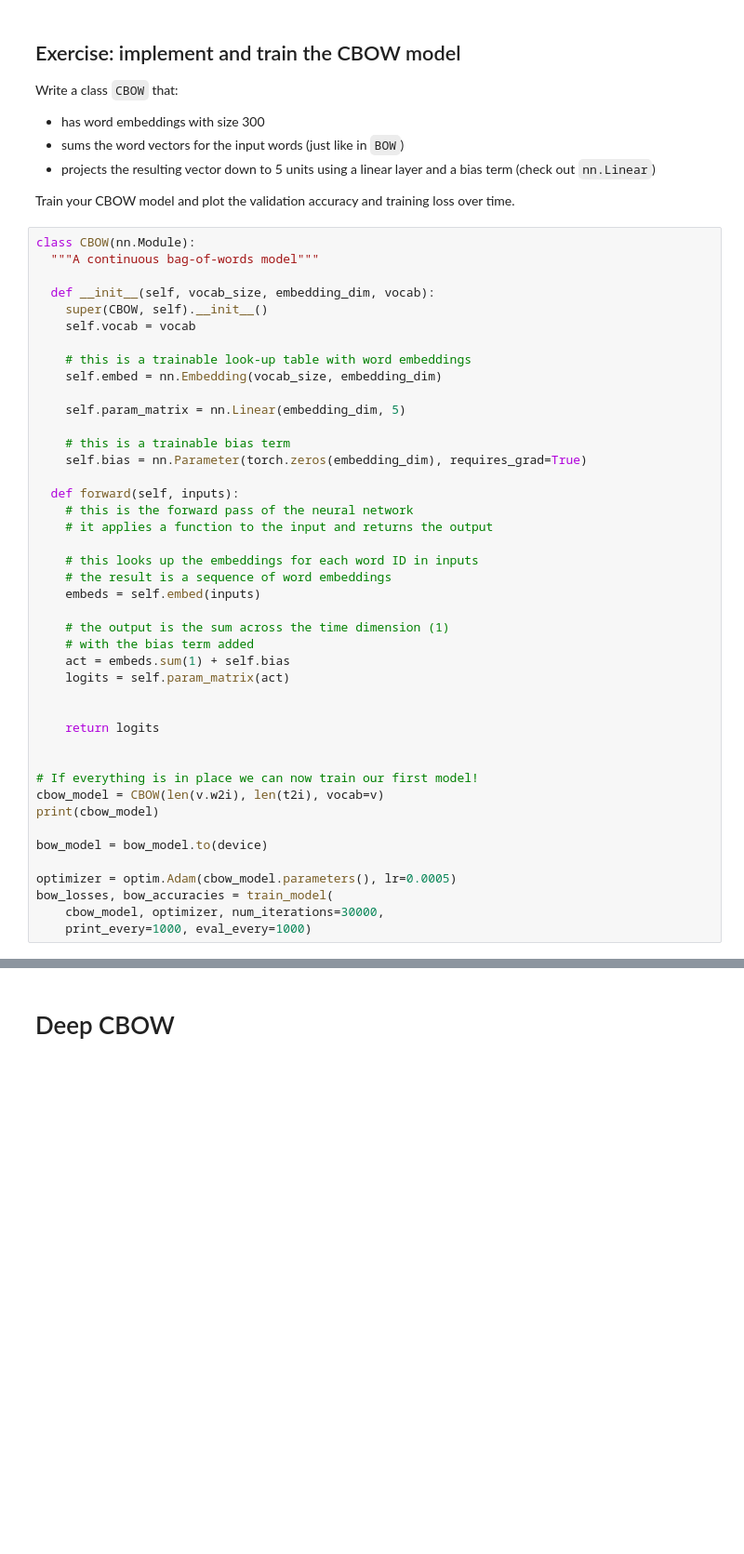
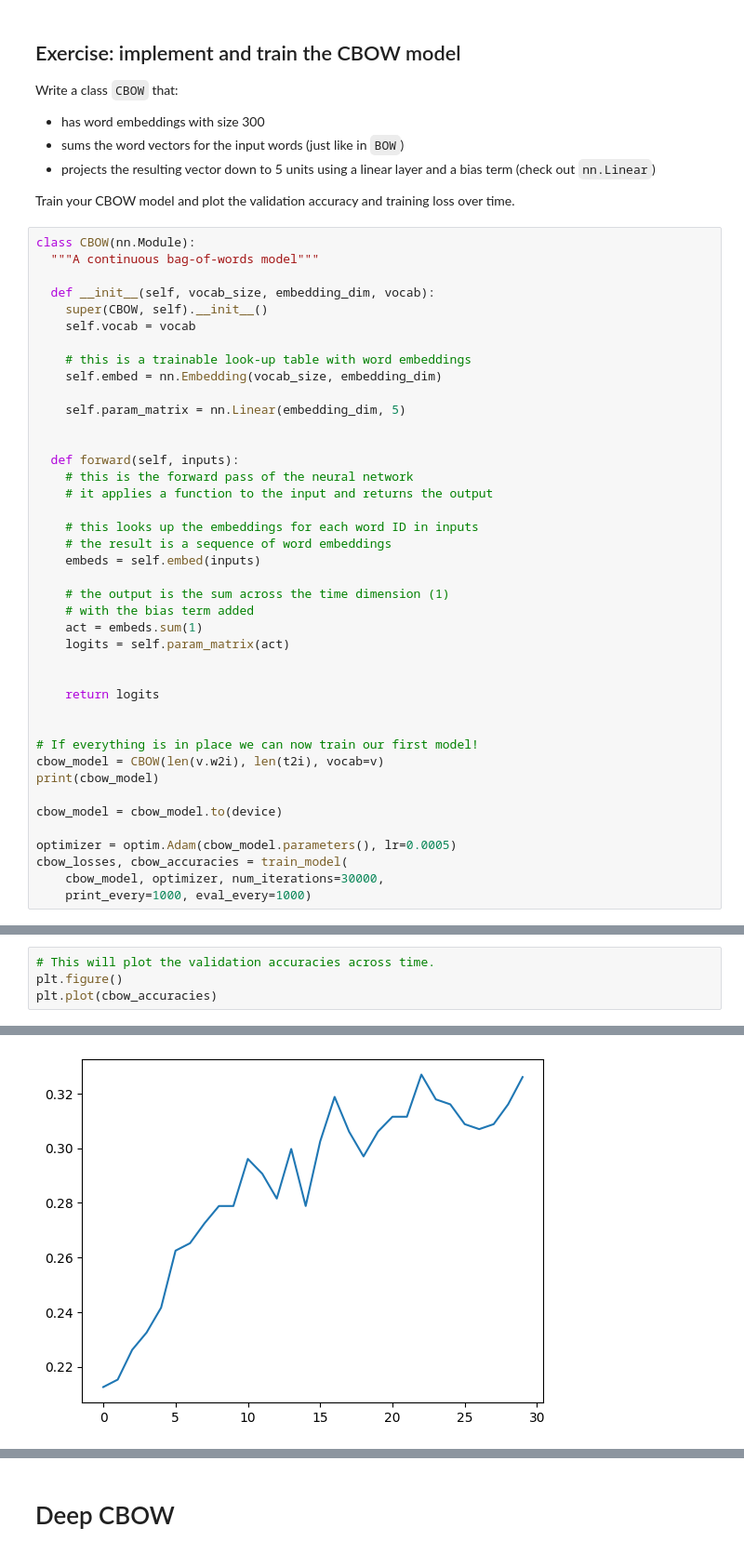
Before and after one commit to gerardPlanella/NLP1_UvA_2022, a Jupyter notebook: Assignment2/NLP1_2022_Practical_2_(student_version).ipynb, the cells around one changed output, grey strips where cells are left out. Shown at 93% size. Cells and saved outputs as stored; diff of their text form; blank space fills up the shorter version.

```diff
--- a/Assignment2/NLP1_2022_Practical_2_(student_version).ipynb
+++ b/Assignment2/NLP1_2022_Practical_2_(student_version).ipynb
@@ -746,8 +748,6 @@ class CBOW(nn.Module):
 
     self.param_matrix = nn.Linear(embedding_dim, 5)
 
-    # this is a trainable bias term
-    self.bias = nn.Parameter(torch.zeros(embedding_dim), requires_grad=True)
 
   def forward(self, inputs):
     # this is the forward pass of the neural network
@@ -759,7 +759,7 @@ class CBOW(nn.Module):
 
     # the output is the sum across the time dimension (1)
     # with the bias term added
-    act = embeds.sum(1) + self.bias
+    act = embeds.sum(1)
     logits = self.param_matrix(act)
 
 
@@ -770,10 +770,10 @@ class CBOW(nn.Module):
 cbow_model = CBOW(len(v.w2i), len(t2i), vocab=v)
 print(cbow_model)
 
-bow_model = bow_model.to(device)
+cbow_model = cbow_model.to(device)
 
 optimizer = optim.Adam(cbow_model.parameters(), lr=0.0005)
-bow_losses, bow_accuracies = train_model(
+cbow_losses, cbow_accuracies = train_model(
     cbow_model, optimizer, num_iterations=30000,
     print_every=1000, eval_every=1000)
 # %% [output]
@@ -796,0 +797,5 @@ best model iter 30000: train acc=0.3491, dev acc=0.3333, test acc=0.3262
+# %%
+# This will plot the validation accuracies across time.
+plt.figure()
+plt.plot(cbow_accuracies)
+# %% [output]
@@ -796,0 +803 @@ best model iter 30000: train acc=0.3491, dev acc=0.3333, test acc=0.3262
+[figure, added]
```
Also changed, not shown: parts of 39 cells of this notebook.
